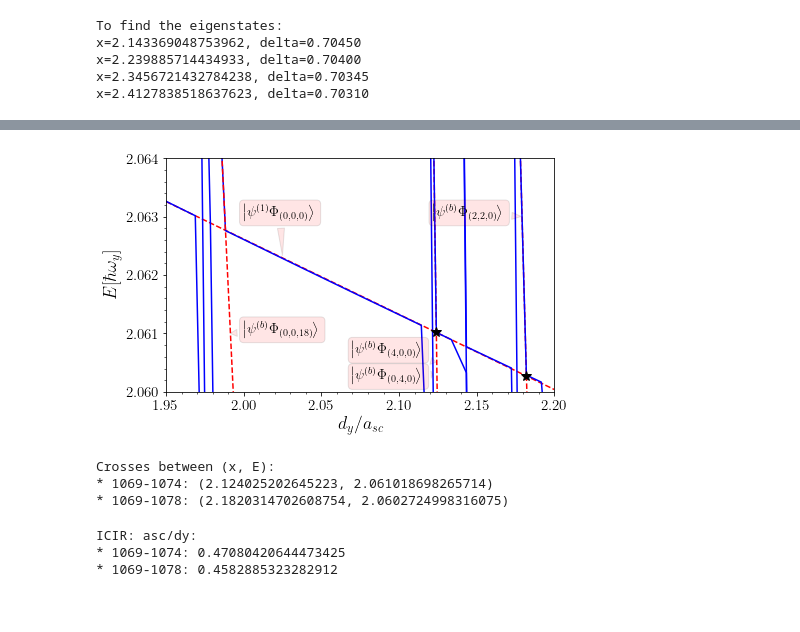
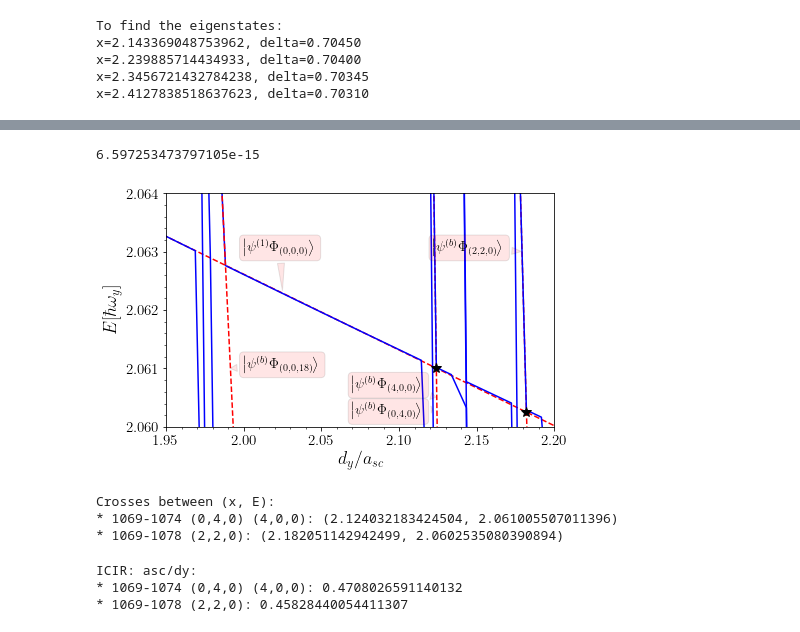
Before and after one commit to TsspGit/Ultracold_Atoms_src, a Jupyter notebook: Analysis/q1D/Energies_Analysis_4993_4993_50_400.ipynb, the cells around one changed output, grey strips where cells are left out. Cells and saved outputs as stored; diff of their text form; code cells hidden in the pictures.

```diff
--- a/Analysis/q1D/Energies_Analysis_4993_4993_50_400.ipynb
+++ b/Analysis/q1D/Energies_Analysis_4993_4993_50_400.ipynb
@@ -196,9 +166,8 @@ plt.show()
 # %%
 fig3, ax3 = plt.subplots(figsize=aursize)
 # nivel 1069:
-f1069 = np.polyfit(xcoord, ycoord, deg=1)
-x1069 = np.linspace(1.95, 2.20, num=40)
-ax3.plot(x1069, np.polyval(f1069, x1069), 'r--', markersize=4, label='Diabatic')
+f1069 = trap_fit(dic, x, x_lims=(1.95, 2.20), y_lims=(2.060, 2.064) ,levels=(1069, 1073), wy=wy, tol=10)/wy
+ax3.plot(x, np.polyval(f1069, x), 'r--', markersize=4, label='Diabatic')
 ax3.plot(x, dic['nivel_1069']/wy, 'b', label='Adiabatic')
 
 # nivel 1070:
@@ -260,52 +229,53 @@ ax3.annotate(r'$\left|\psi^{(b)} \Phi_{(0,4,0)}\right>$', xy=(2.123, 2.0603), xy
              bbox=dict(boxstyle="round", alpha=0.1, facecolor='r'),
              arrowprops=dict(arrowstyle="wedge, tail_width=0.5", alpha=0.1, facecolor='r'))
 
 #ax3.annotate(r'$\left|\psi^{(b)} \Phi_{(0,4,0)}\right>$', xy=(1.75, 3.38), xytext=(1.75, 3.39), fontsize=14,
 #             bbox=dict(boxstyle="round", alpha=0.1, facecolor='r'),
 #             arrowprops=dict(arrowstyle="wedge, tail_width=0.5", alpha=0.1, facecolor='r'))
 #
 #ax3.annotate(r'$\left|\psi^{(b)} \Phi_{(2,0,2)}\right>$', xy=(1.843, 3.38), xytext=(1.80, 3.39), fontsize=14,
 #             bbox=dict(boxstyle="round", alpha=0.1, facecolor='r'),
 #             arrowprops=dict(arrowstyle="wedge, tail_width=0.5", alpha=0.1, facecolor='r'))
 #
 #ax3.annotate(r'$\left|\psi^{(b)} \Phi_{(0,2,2)}\right>$', xy=(1.843, 3.38), xytext=(1.85, 3.39), fontsize=14,
 #             bbox=dict(boxstyle="round", alpha=0.1, facecolor='r'),
 #             arrowprops=dict(arrowstyle="wedge, tail_width=0.5", alpha=0.1, facecolor='r'))
 #
 ax3.annotate(r'$\left|\psi^{(b)} \Phi_{(2,2,0)}\right>$', xy=(2.18, 2.063), xytext=(2.122, 2.063), fontsize=14,
              bbox=dict(boxstyle="round", alpha=0.1, facecolor='r'),
              arrowprops=dict(arrowstyle="wedge, tail_width=0.5", alpha=0.1, facecolor='r'))
 
 
 ax3.set_xlabel('$d_{y}/a_{sc}$')
 ax3.set_ylabel('$E[\hbar \omega_{y}]$')
 #ax3.legend(fontsize=14, bbox_to_anchor=(1.03, 1))
 ax3.xaxis.set_minor_locator(AutoMinorLocator())
 ax3.yaxis.set_minor_locator(AutoMinorLocator())
 ax3.set_ylim(2.060, 2.064)
 ax3.set_xlim(1.95, 2.20)
 #plt.tight_layout()
 fig3.savefig('Results/Figures/Ix4993_Iy4993_Iz4993_Easc_Interpolation_400_v2.png', bbox_inches="tight", dpi=200)
 # %% [output]
+6.597253473797105e-15
-[figure, old version]
+[figure, new version]
 # %%
 print(f'''Crosses between (x, E):
-* 1069-1074: ({cross_points(f1069, f1074)}, {np.polyval(f1069, cross_points(f1069, f1074))})
-* 1069-1078: ({cross_points(f1069, f1078)}, {np.polyval(f1069, cross_points(f1069, f1078))})
+* 1069-1074 (0,4,0) (4,0,0): ({cross_points(f1069, f1074)}, {np.polyval(f1069, cross_points(f1069, f1074))})
+* 1069-1078 (2,2,0): ({cross_points(f1069, f1078)}, {np.polyval(f1069, cross_points(f1069, f1078))})
 ''')
 # %% [output]
 Crosses between (x, E):
-* 1069-1074: (2.124025202645223, 2.061018698265714)
-* 1069-1078: (2.1820314702608754, 2.0602724998316075)
+* 1069-1074 (0,4,0) (4,0,0): (2.124032183424504, 2.061005507011396)
+* 1069-1078 (2,2,0): (2.182051142942499, 2.0602535080390894)
 # %%
 print(f'''ICIR: asc/dy:
-* 1069-1074: {1/cross_points(f1069, f1074)}
-* 1069-1078: {1/cross_points(f1069, f1078)}
+* 1069-1074 (0,4,0) (4,0,0): {1/cross_points(f1069, f1074)}
+* 1069-1078 (2,2,0): {1/cross_points(f1069, f1078)}
 ''')
 # %% [output]
 ICIR: asc/dy:
-* 1069-1074: 0.47080420644473425
-* 1069-1078: 0.4582885323282912
+* 1069-1074 (0,4,0) (4,0,0): 0.4708026591140132
+* 1069-1078 (2,2,0): 0.45828440054411307
 # %%
 #np.savetxt('Results/ICIR_positions_4993_4993_50.txt',
 #           [[1], [1/cross_points(f1004, f1007)], [np.polyval(f1004, cross_points(f1004, f1007))]],
```
Also changed, not shown: parts of 8 cells of this notebook, 10 other files.
